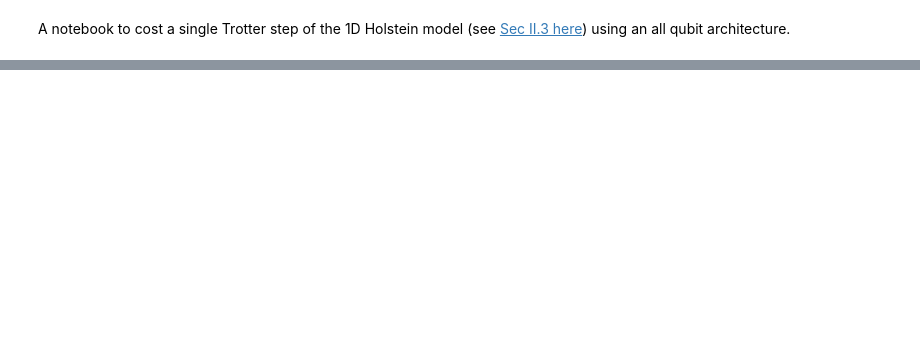
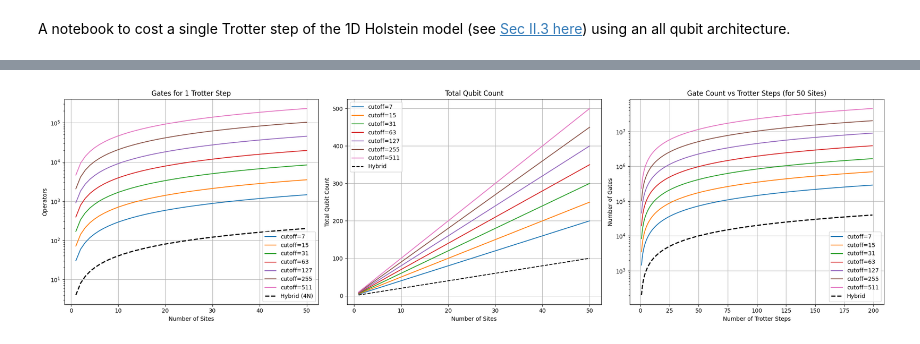
Before and after one commit to samgodwood/bosonic-qiskit, a Jupyter notebook: playground/bosonic_operator_costs/holstein/qubit_holstein.ipynb, the cells around one changed output, grey strips where cells are left out. Drawn from its saved outputs; the diff is of its cells as text; code cells hidden in the pictures; blank space fills up the shorter version.

Commit message:
n site all qubit scaling

```diff
--- a/playground/bosonic_operator_costs/holstein/qubit_holstein.ipynb
+++ b/playground/bosonic_operator_costs/holstein/qubit_holstein.ipynb
@@ -185,0 +308,11 @@ $$
+# %%
+print("n_sites  | q |  non clifford terms")
+print("-------------------------------")
+for q in [1, 2]:
+    N_b = 2**q - 1
+    for n in range(2, 5):
+        # Build Hamiltonian
+        H = build_full_hamiltonian(n_sites=n, N_b=N_b)
+        H_sparse = SparsePauliOp.from_operator(Operator(H.full()))
+        non_clifford = len(H_sparse.to_list())
+        print(f"{n:8d}  | { n*(q*2**(q) + q + 2) + 1 }   |     {non_clifford}")
@@ -185,0 +333,49 @@ $$
+# %%
+# First two plots parameters
+q_values = np.arange(3, 10)
+cutoffs = 2 ** q_values - 1
+N = np.arange(1, 51)
+
+# Third plot parameters
+fixed_sites = 50
+trotter_steps = np.arange(1, 200)
+
+fig, axes = plt.subplots(1, 3, figsize=(21, 6))
+
+# --- First subplot: All-Qubit vs. Hybrid Operators ---
+for q, cutoff in zip(q_values, cutoffs):
+    axes[0].plot(N, N * (q * (2 ** q) + q + 2) + 1,
+                 label=f'cutoff={cutoff}')
+axes[0].plot(N, 4 * N, 'k--', linewidth=2, label='Hybrid (4N)')
+axes[0].set(xlabel="Number of Sites", ylabel="Operators", yscale="log",
+            title="Gates for 1 Trotter Step")
+axes[0].grid(True)
+axes[0].legend()
+
+# --- Second subplot: Total Qubit Count: Hybrid vs. All-Qubit ---
+for q, cutoff in zip(q_values, cutoffs):
+    axes[1].plot(N, N * (1 + np.log2(cutoff + 1)),
+                 label=f'cutoff={cutoff}')
+axes[1].plot(N, 2 * N, 'k--', label='Hybrid')
+axes[1].set(xlabel="Number of Sites", ylabel="Total Qubit Count",
+            title="Total Qubit Count")
+axes[1].grid(True)
+axes[1].legend()
+
+# --- Third subplot: Gate Count vs. Trotter Steps (for 50 Sites) ---
+for q, cutoff in zip(q_values, cutoffs):
+    single_step_gates = fixed_sites * (q * (2 ** q) + q + 2) + 1
+    total_gates = trotter_steps * single_step_gates
+    axes[2].plot(trotter_steps, total_gates, label=f'cutoff={cutoff}')
+
+hybrid_gate_per_step = 4 * fixed_sites
+axes[2].plot(trotter_steps, trotter_steps * hybrid_gate_per_step, 'k--', linewidth=2, label='Hybrid')
+axes[2].set(xlabel="Number of Trotter Steps", ylabel="Number of Gates", yscale="log",
+            title=f"Gate Count vs Trotter Steps (for {fixed_sites} Sites)")
+axes[2].grid(True)
+axes[2].legend()
+
+plt.tight_layout()
+plt.show()
+# %% [output]
+[figure, added]
```
Also changed, not shown: parts of 9 cells of this notebook.
